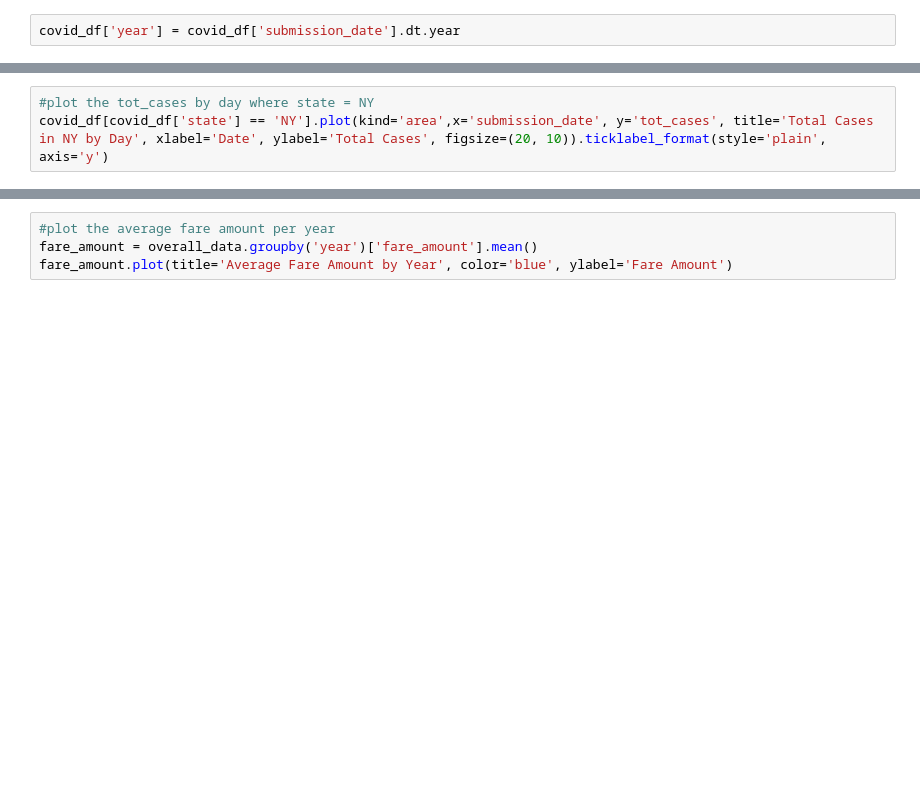
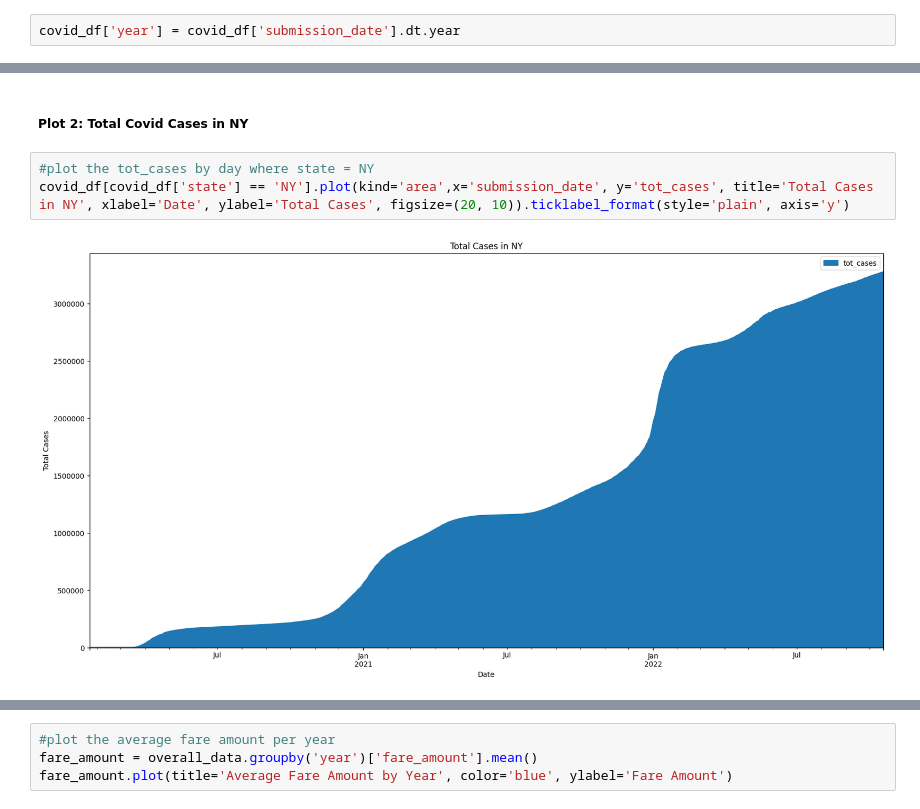
Before and after one commit to WillBallentine/Covid-Effect-on-NYC-Taxi, a Jupyter notebook: taxi.ipynb, the cells around one changed output, grey strips where cells are left out. Drawn from its saved outputs; the diff is of its cells as text; blank space fills up the shorter version.

```diff
--- a/taxi.ipynb
+++ b/taxi.ipynb
@@ -48,4 +70,8 @@ passenger_count.plot(kind='bar', ylabel="Passengers", title='Average Passenger C
 [figure]
+# %% [markdown]
+##### Plot 2: Total Covid Cases in NY
 # %%
 #plot the tot_cases by day where state = NY
-covid_df[covid_df['state'] == 'NY'].plot(kind='area',x='submission_date', y='tot_cases', title='Total Cases in NY by Day', xlabel='Date', ylabel='Total Cases', figsize=(20, 10)).ticklabel_format(style='plain', axis='y')
+covid_df[covid_df['state'] == 'NY'].plot(kind='area',x='submission_date', y='tot_cases', title='Total Cases in NY', xlabel='Date', ylabel='Total Cases', figsize=(20, 10)).ticklabel_format(style='plain', axis='y')
+# %% [output]
+[figure, added]
```
Also changed, not shown: parts of 47 cells of this notebook, 1 other file.
